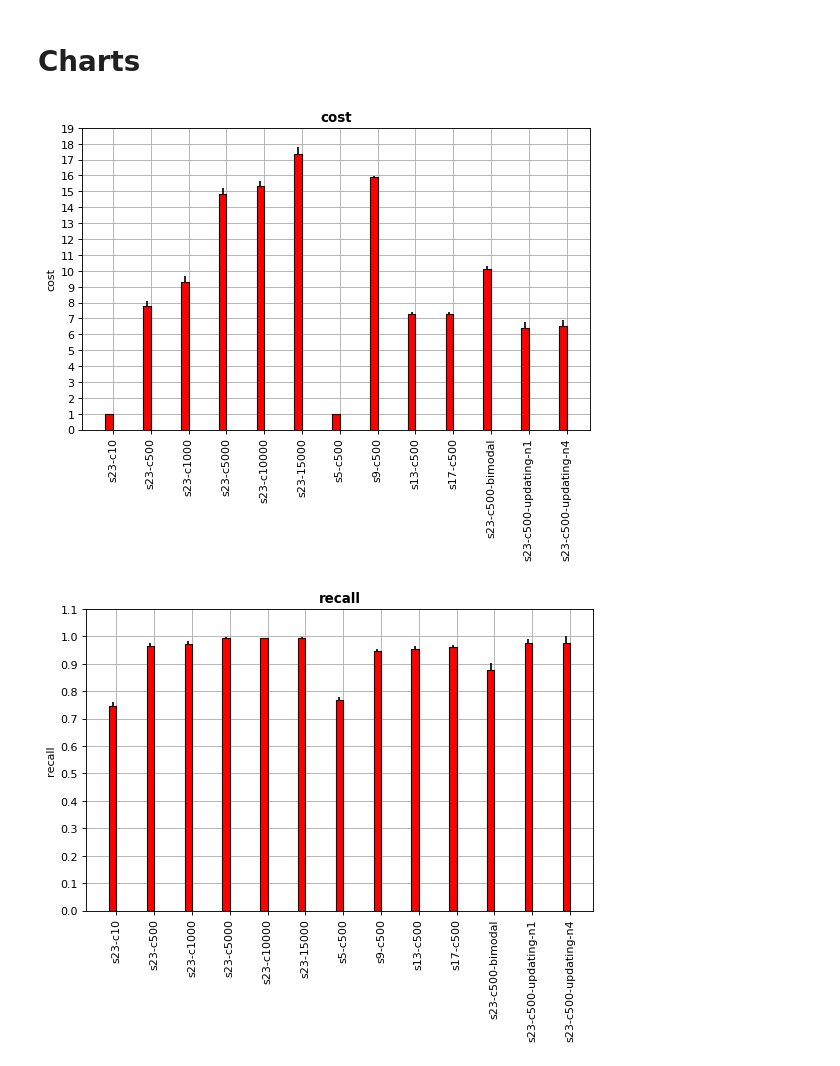
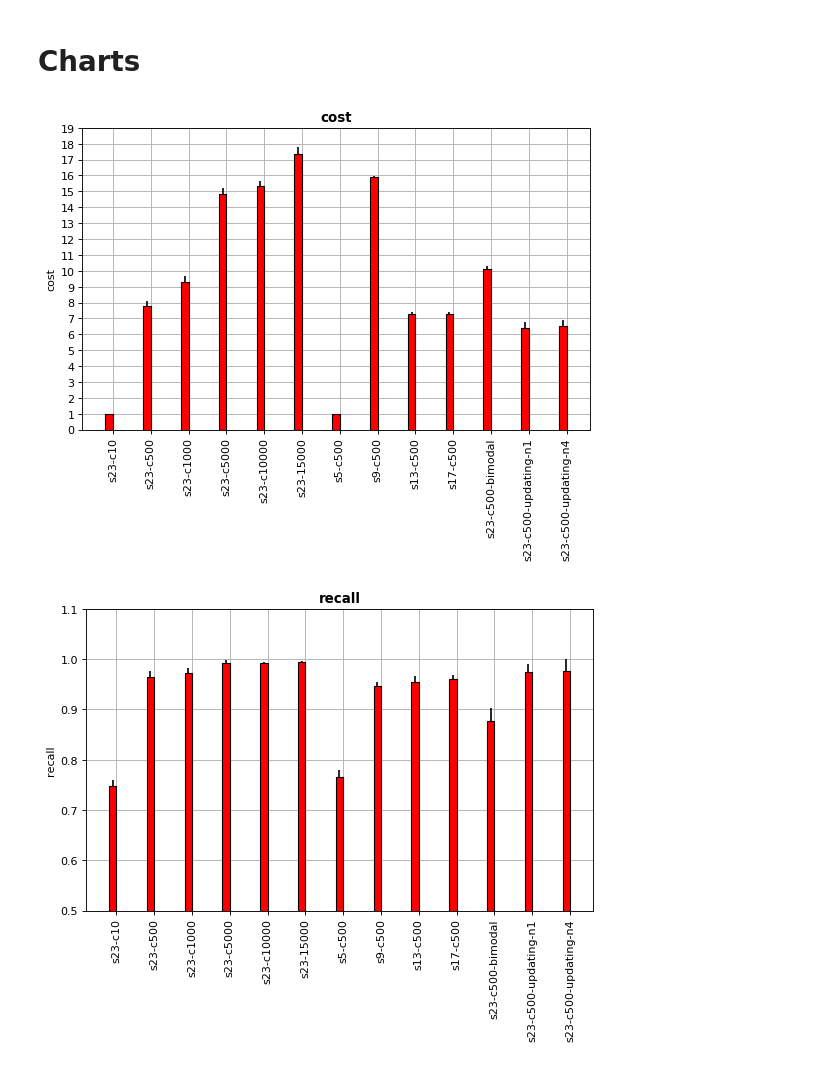
Before and after one commit to pmaglione/adaptive-pomdp-solutions, a Jupyter notebook: WorkerPoolSelection/Experiments.ipynb, the cells around one changed output. Cells and saved outputs as stored; diff of their text form; code cells hidden in the pictures.

```diff
--- a/WorkerPoolSelection/Experiments.ipynb
+++ b/WorkerPoolSelection/Experiments.ipynb
@@ -246,31 +246,34 @@ width = .2
 xticks_ind = ind + width / 2
 xticks_rotation = 90
 xticks_names = [name for name, v in results.items()]
 
 metrics = ['cost', 'recall', 'precision', 'loss', 'f1', 'fbeta']
 
 fig_num = 1
 
 for metric in metrics:
     plt.figure(num=fig_num, figsize=(18, 10), dpi=80, facecolor='w', edgecolor='k')
     plt.subplots_adjust(bottom = .05)
     plt.subplot(221)
     metric_mean = [values[metric] for name, values in results.items()]
     metric_std = [values[f"{metric}_std"] for name, values in results.items()]
 
     p1 = plt.bar(ind, metric_mean, width, yerr=metric_std, zorder=3, color='red', edgecolor='black')
     plt.ylabel(metric)
     plt.title(metric, fontweight="bold")
     plt.xticks(xticks_ind, xticks_names, rotation=xticks_rotation)
     plt.grid(zorder=0)
     if max(metric_mean) < 1:
         plt.yticks(np.arange(0,1.2,.1))
+        if metric != "loss":
+            plt.gca().set_ylim(bottom=0.5)
+        else:
     else:
         plt.yticks(np.arange(0,20,1))
     #plt.savefig("./charts/balanced_data_cost", bbox_inches = 'tight', pad_inches = 0)
     plt.show()
 
     fig_num += 1
 # %% [output]
 [figure]
-[figure, old version]
+[figure, new version]
```
Also changed, not shown: parts of 1 cell of this notebook.
